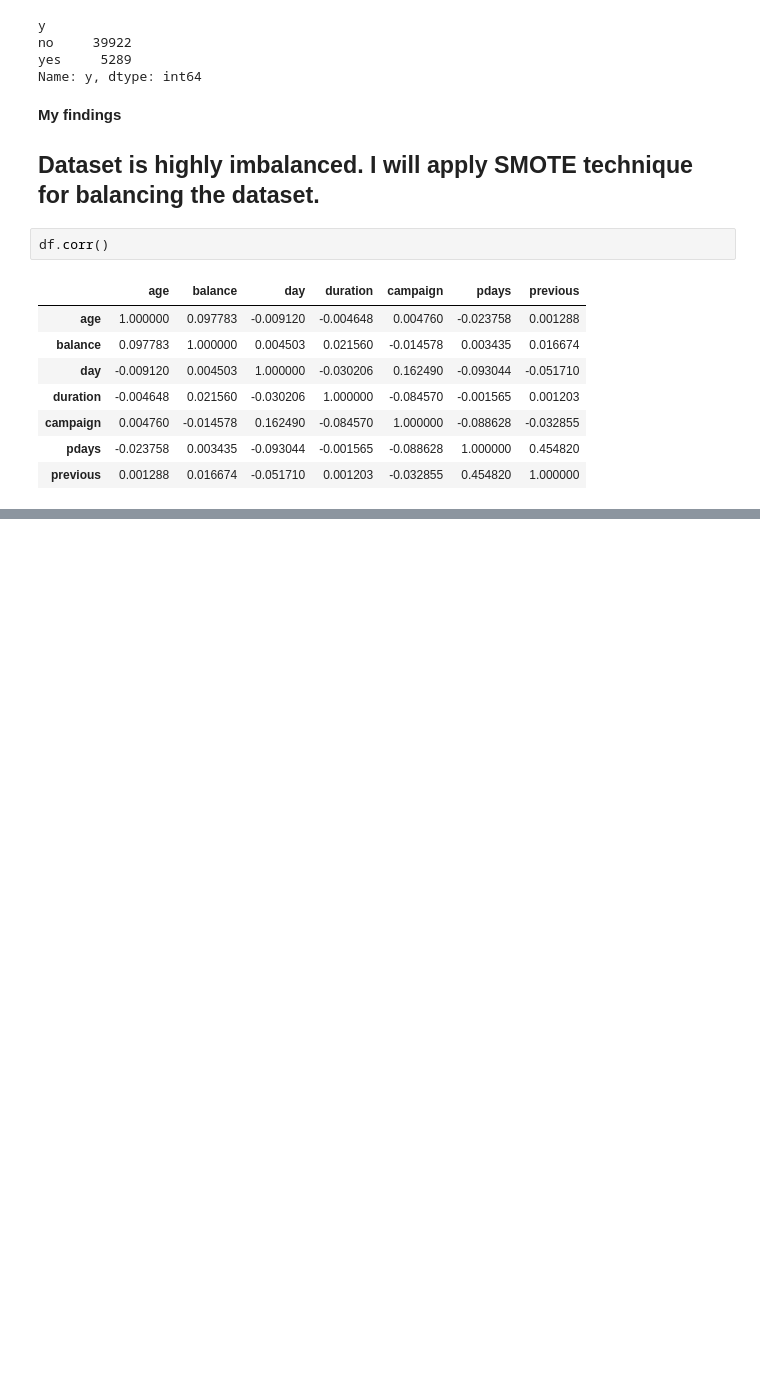
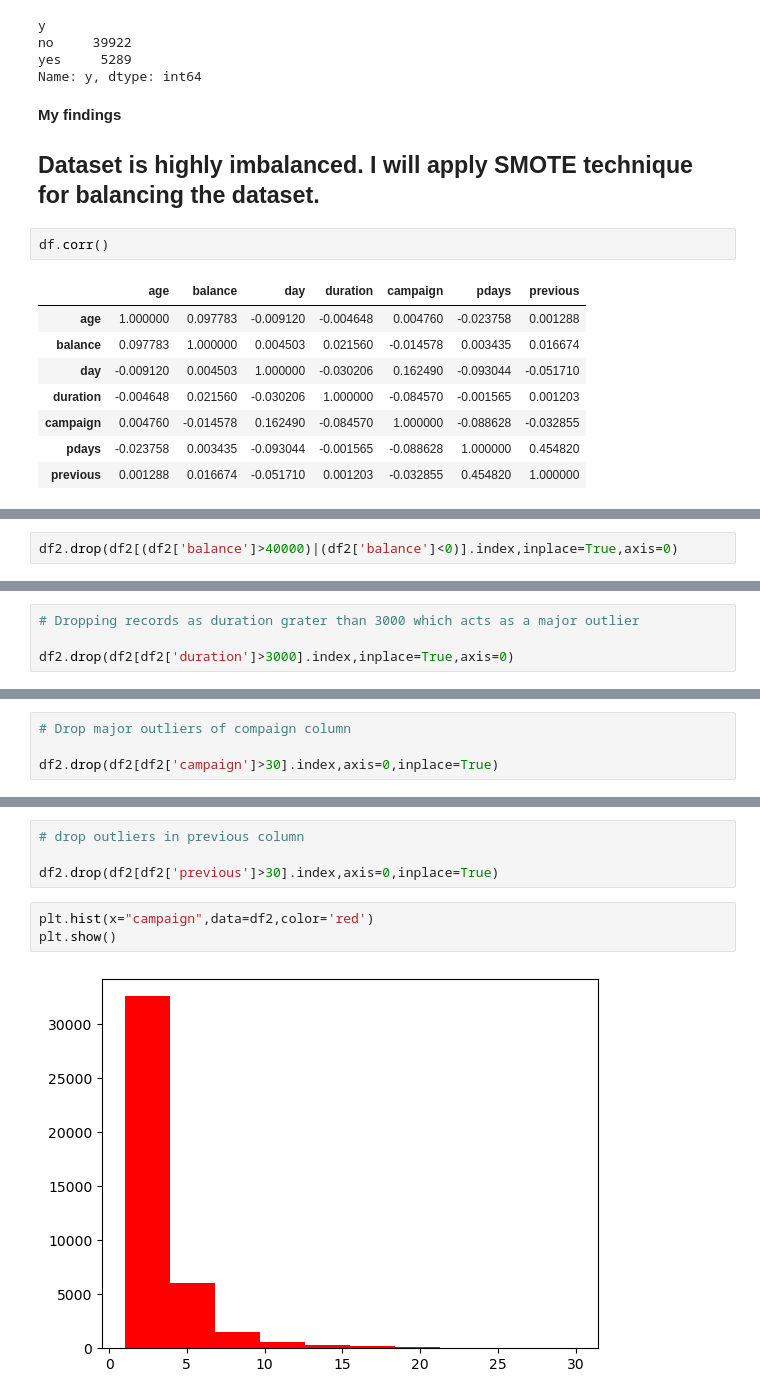
Before and after one commit to ashraful-shuvon/Machine_learning, a Jupyter notebook: Machine Learning Project - Predict Term Deposit Subscriptions/Predict Term Deposit Subscriptions.ipynb, the cells around one changed output, grey strips where cells are left out. Saved outputs shown, nothing was run; the diff lists cells and outputs as text; blank space fills up the shorter version.

Commit message:
Outlier handling

```diff
--- a/Machine Learning Project - Predict Term Deposit Subscriptions/Predict Term Deposit Subscriptions.ipynb
+++ b/Machine Learning Project - Predict Term Deposit Subscriptions/Predict Term Deposit Subscriptions.ipynb
@@ -602,0 +652,2 @@ df2.groupby('age',sort=True)['age'].count()
+# %%
+df2.drop(df2[(df2['balance']>40000)|(df2['balance']<0)].index,inplace=True,axis=0)
@@ -602,0 +704,4 @@ df2.groupby('age',sort=True)['age'].count()
+# %%
+# Dropping records as duration grater than 3000 which acts as a major outlier
+
+df2.drop(df2[df2['duration']>3000].index,inplace=True,axis=0)
@@ -602,0 +730,4 @@ df2.groupby('age',sort=True)['age'].count()
+# %%
+# Drop major outliers of compaign column
+
+df2.drop(df2[df2['campaign']>30].index,axis=0,inplace=True)
@@ -602,0 +806,9 @@ df2.groupby('age',sort=True)['age'].count()
+# %%
+# drop outliers in previous column
+
+df2.drop(df2[df2['previous']>30].index,axis=0,inplace=True)
+# %%
+plt.hist(x="campaign",data=df2,color='red')
+plt.show()
+# %% [output]
+[figure, added]
```
Also changed, not shown: parts of 61 cells of this notebook.
